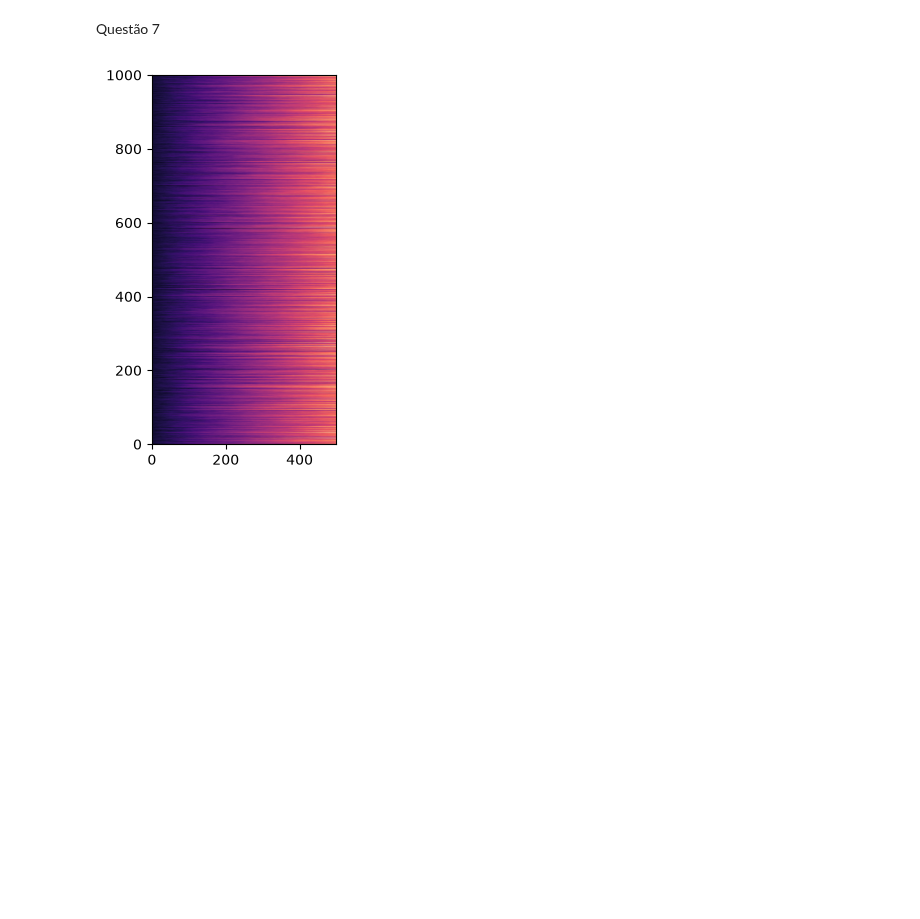
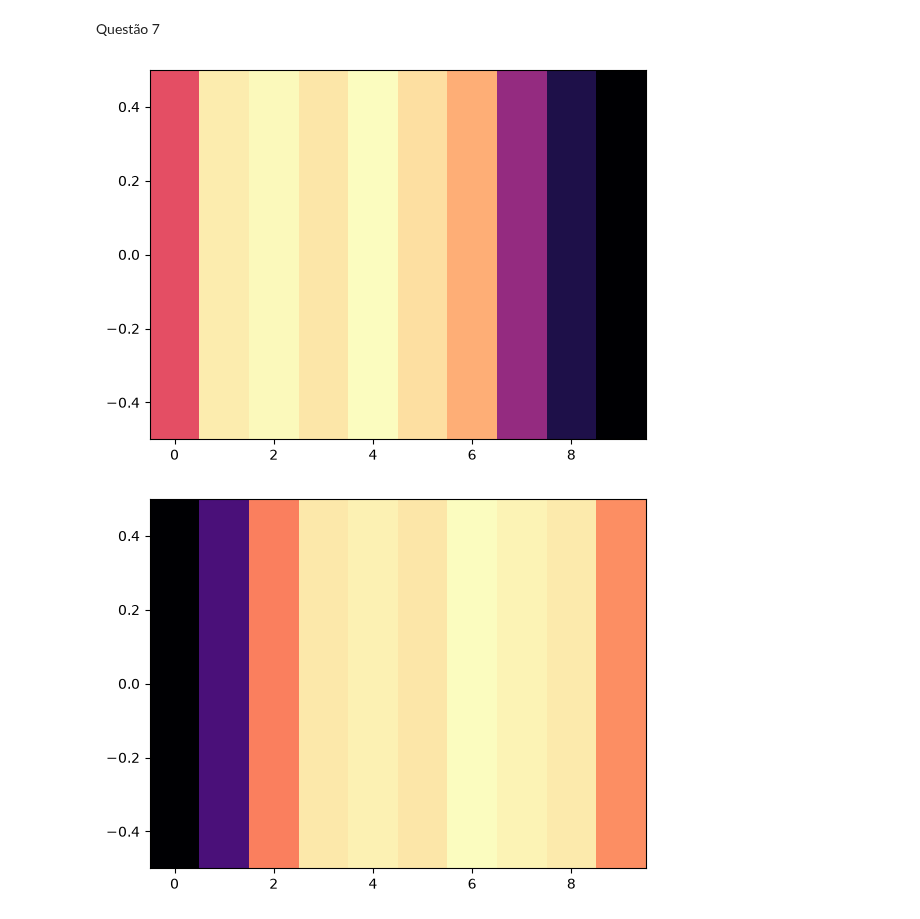
Before and after one commit to HuTiim/Fisica-Computacional-Thiago, a Jupyter notebook: Lista2.ipynb, the cells around one changed output. Drawn from its saved outputs; the diff is of its cells as text; code cells hidden in the pictures; blank space fills up the shorter version.

```diff
--- a/Lista2.ipynb
+++ b/Lista2.ipynb
@@ -89,7 +89,7 @@ def randomwalkrapido(probabilidade, passos, bebados):
 
     passos = rng.choice(a =[1,-1], size= [passos , bebados], replace= True, p = [probabilidade , 1-probabilidade])
 
-    trajetoria = np.cumsum(passos, axis = 1)
+    trajetoria = np.cumsum(passos, axis = 0)
 
     traj = np.vstack([traj, trajetoria])
 
@@ -132,10 +132,18 @@ plt.show()
 # %% [markdown]
 Questão 7
 # %%
-mapa = np.histogram(x1)
+Elementos , elementos1 = np.histogram(x1 , bins = 10)
+elementos , elementos2 = np.histogram(x2 , bins = 10)
+
+mapa2d = Elementos[np.newaxis, :]
+Mapa2d = elementos[np.newaxis, :]
 # %%
-plt.imshow(x1, aspect = 1 , origin = 'lower', cmap = 'magma')
+
+plt.imshow(mapa2d, aspect = 'auto' , origin = 'lower', cmap = 'magma')
 plt.show()
+plt.imshow(Mapa2d, aspect = 'auto' , origin = 'lower', cmap = 'magma')
+plt.show()
 # %% [output]
-[figure, old version]
+[figure, new version]
+[figure, added]
 # %%
```
Also changed, not shown: parts of 8 cells of this notebook.
